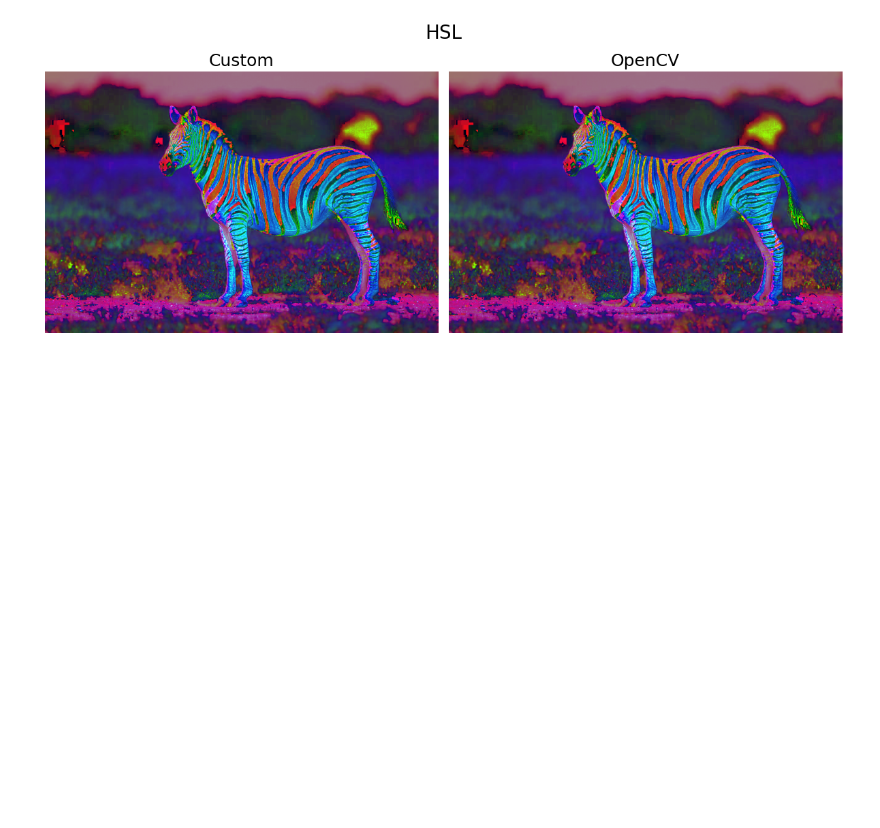
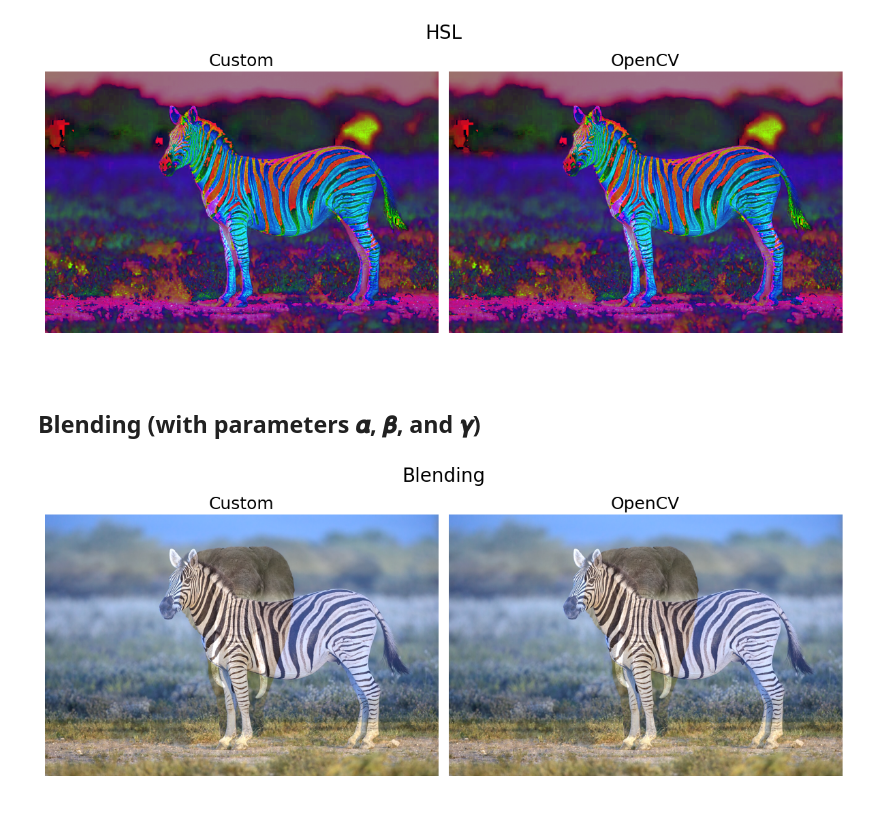
Before and after one commit to agaevthereal/itmo-cv-2026, a Jupyter notebook: lab2/lab2.ipynb, the cells around one changed output. Drawn from its saved outputs; the diff is of its cells as text; code cells hidden in the pictures; blank space fills up the shorter version.

Commit message:
feat: add blending

```diff
--- a/lab2/lab2.ipynb
+++ b/lab2/lab2.ipynb
@@ -149,3 +149,27 @@ hsl_cv2_norm = hsl_cv2.astype('float') / [179, 255, 255]
 compare_imgs(np.clip(hsl_custom, 0, 1), hsl_cv2_norm, 'HSL')
 # %% [output]
 [figure]
+# %% [markdown]
+## Blending (with parameters 𝜶, 𝜷, and 𝜸)
+# %%
+def add_weighted(img1, alpha, img2, beta, gamma):
+    # Преобразуем в float, чтобы избежать переполнения при расчетах
+    result = img1.astype(float) * alpha + img2.astype(float) * beta + gamma
+
+    return np.clip(result, 0, 255).astype(np.uint8)
+# %%
+img_bgr2 = cv2.imread('slonyara.png')
+img_rgb2 = cv2.cvtColor(img_bgr2, cv2.COLOR_BGR2RGB)
+
+img_rgb2 = cv2.resize(img_rgb2, (img_rgb.shape[1], img_rgb.shape[0])) # подгоняем размер
+
+alpha = 0.7
+beta = 0.5
+gamma = 10
+
+blended_custom = add_weighted(img_rgb, alpha, img_rgb2, beta, gamma)
+blended_cv2 = cv2.addWeighted(img_rgb, alpha, img_rgb2, beta, gamma)
+
+compare_imgs(blended_custom, blended_cv2, 'Blending')
+# %% [output]
+[figure, added]
```
Also changed, not shown: parts of 1 cell of this notebook, 1 other file.
